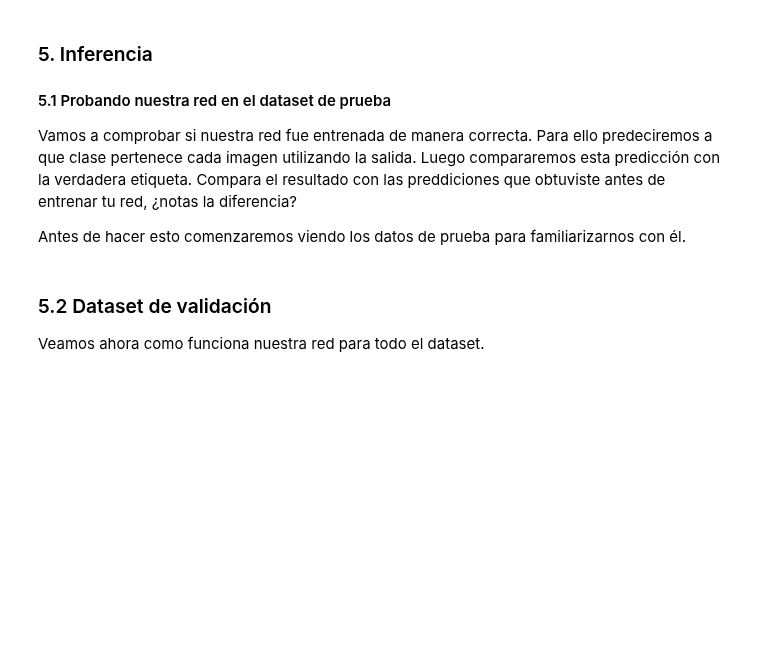
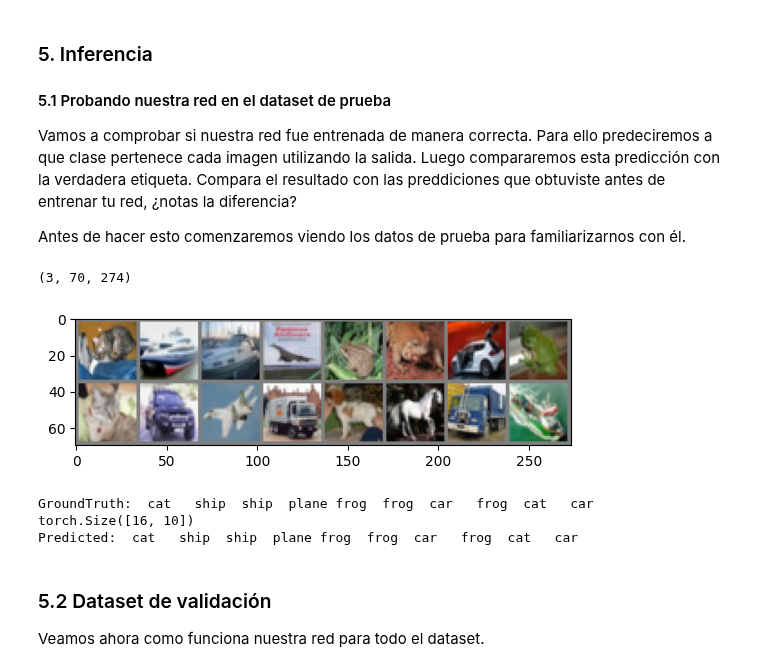
Before and after one commit to israelito123/SI24_LosCapybaros, a Jupyter notebook: src/si24/ejercicios/E08_cnn/cnn_classifier.ipynb, the cells around one changed output. Saved outputs shown, nothing was run; the diff lists cells and outputs as text; code cells hidden in the pictures; blank space fills up the shorter version.

```diff
--- a/src/si24/ejercicios/E08_cnn/cnn_classifier.ipynb
+++ b/src/si24/ejercicios/E08_cnn/cnn_classifier.ipynb
@@ -49,3 +45,14 @@ classes = ('plane', 'car', 'bird', 'cat',
+# %%
+# TODO: Modifica el batch_size a tu gusto
+batch_size = 16
+trainloader = torch.utils.data.DataLoader(trainset,
+                                          batch_size=batch_size,
+                                          shuffle=True,
+                                          num_workers=2)
+testloader = torch.utils.data.DataLoader(testset,
+                                         batch_size=batch_size,
+                                         shuffle=False,
+                                         num_workers=2)
 # %% [markdown]
 Comencemos visualizando las imágenes de entrenamiento junto con sus etiquetas
 # %%
@@ -84,20 +96,26 @@ En la siguiente sección, definirás tu red neuronal puedes diseñarla como gust
 # %%
 import torch.nn as nn
 import torch.nn.functional as F
-in_channels = 3
-n_classes = 10
+
 # Input images:  Batch x 3 x 48 x 48
 # Torch espera que los canales sean antes: C x H x W
 # openCV espera H x W x C
 
 # TODO: Define tu red con nn.Sequential
 
-# images.shape = 15, 3, 32, 32
-net = nn.Sequential(
-        nn.Conv2d(in_channels, out_channels=16, kernel_size=3),
+# images.shape = B, 3, 32, 32
+net1 = nn.Sequential(
+        nn.Conv2d(3, out_channels=16, kernel_size=3), # B, 16, 30, 30
         nn.ReLU(),
-
+        nn.Conv2d(16, out_channels=32, kernel_size=3), # B, 32, 28, 28
+        nn.ReLU(),
+        nn.Conv2d(32, out_channels=64, kernel_size=6), # B, 64, 23, 23, // B, linear_feat
+        nn.ReLU(),
+        nn.Flatten(), # B, 64 * 23 *23
+        nn.Linear(64 * 23 * 23, 64), # B, 64
+        nn.ReLU(),
+        nn.Linear(64, 10) # B, 10
         )
-output = net(images)
+output = net1(images)
 
 print(output.shape)
@@ -201,23 +252,29 @@ Antes de hacer esto comenzaremos viendo los datos de prueba para familiarizarnos
 # %%
 dataiter = iter(testloader)
 images, labels = next(dataiter)
 
 # print images
 imshow(torchvision.utils.make_grid(images))
-print('GroundTruth: ', ' '.join(f'{classes[labels[j]]:5s}' for j in range(4)))
-net = Net()
+print('GroundTruth: ', ' '.join(f'{classes[labels[j]]:5s}' for j in range(10)))
+net = net1
 
 # Cargaremos los pesos preentrenados
 net.load_state_dict(torch.load(PATH))
 
 # Usamos los pesos entrenados para predecir la clase de las imágenes anteriores.
-outputs = net(images)
+outputs = net(images.cuda())
 print(outputs.shape)
 values, predicted = torch.max(outputs, 1)
 # predicted = torch.argmax(outputs, 1) # argmax te regresa el índice directamente
 
 print('Predicted: ', ' '.join(f'{classes[predicted[j]]:5s}'
-                              for j in range(4)))
+                              for j in range(10)))
+# %% [output]
+(3, 70, 274)
+[figure, added]
+GroundTruth:  cat   ship  ship  plane frog  frog  car   frog  cat   car
+torch.Size([16, 10])
+Predicted:  cat   ship  ship  plane frog  frog  car   frog  cat   car
 # %% [markdown]
 ### 5.2 Dataset de validación
 Veamos ahora como funciona nuestra red para todo el dataset.
```
Also changed, not shown: parts of 11 cells of this notebook, 1 other file.
